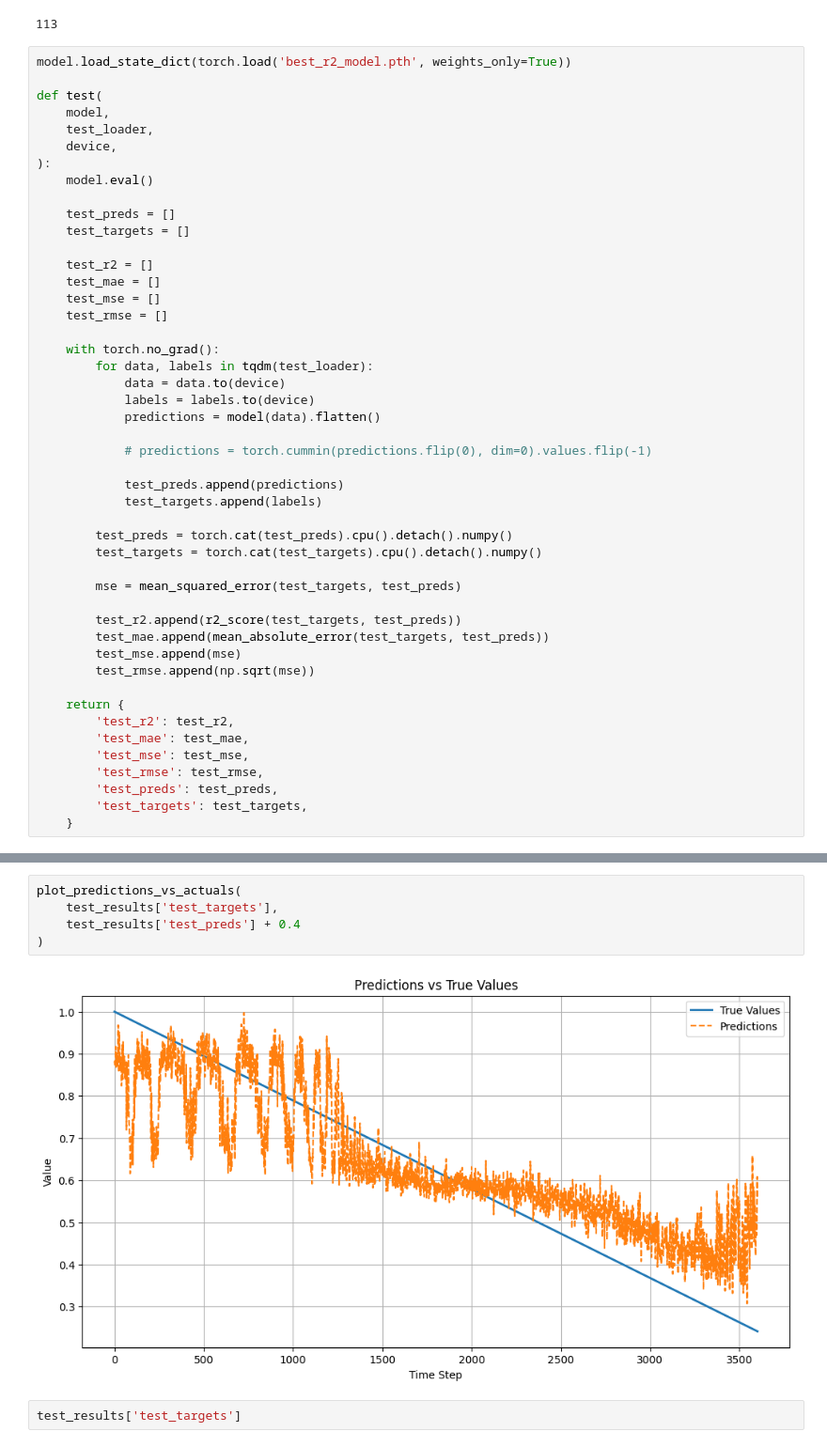
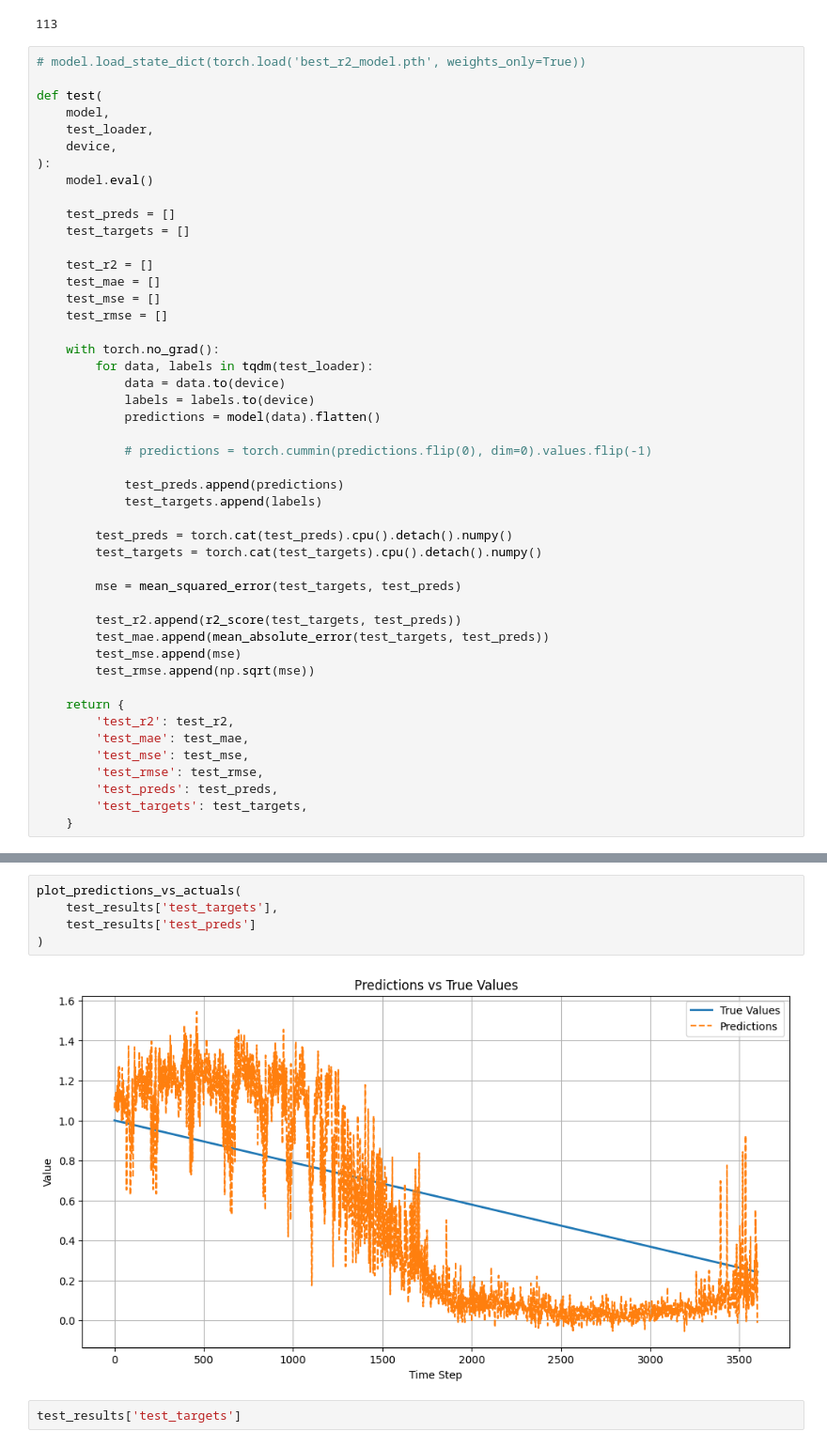
Before and after one commit to cntgfy90/bearing-rul, a Jupyter notebook: 1dcnn.ipynb, the cells around one changed output, grey strips where cells are left out. Shown at 94% size. Cells and saved outputs as stored; diff of their text form.

```diff
--- a/1dcnn.ipynb
+++ b/1dcnn.ipynb
@@ -513,7 +508,7 @@ len(test_loader)
 # %% [output]
 113
 # %%
-model.load_state_dict(torch.load('best_r2_model.pth', weights_only=True))
+# model.load_state_dict(torch.load('best_r2_model.pth', weights_only=True))
 
 def test(
     model,
@@ -580,10 +575,10 @@ test_results
 # %%
 plot_predictions_vs_actuals(
     test_results['test_targets'],
-    test_results['test_preds'] + 0.4
+    test_results['test_preds']
 )
 # %% [output]
-[figure, old version]
+[figure, new version]
 # %%
 test_results['test_targets']
 # %% [output]
```
Also changed, not shown: parts of 5 cells of this notebook.
